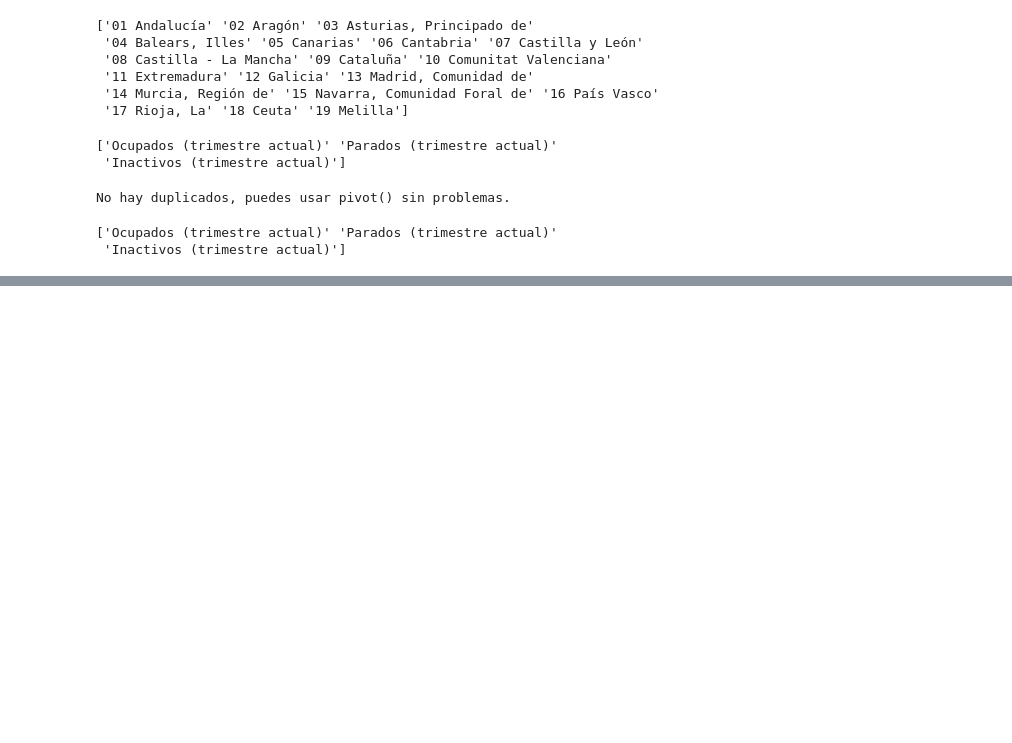
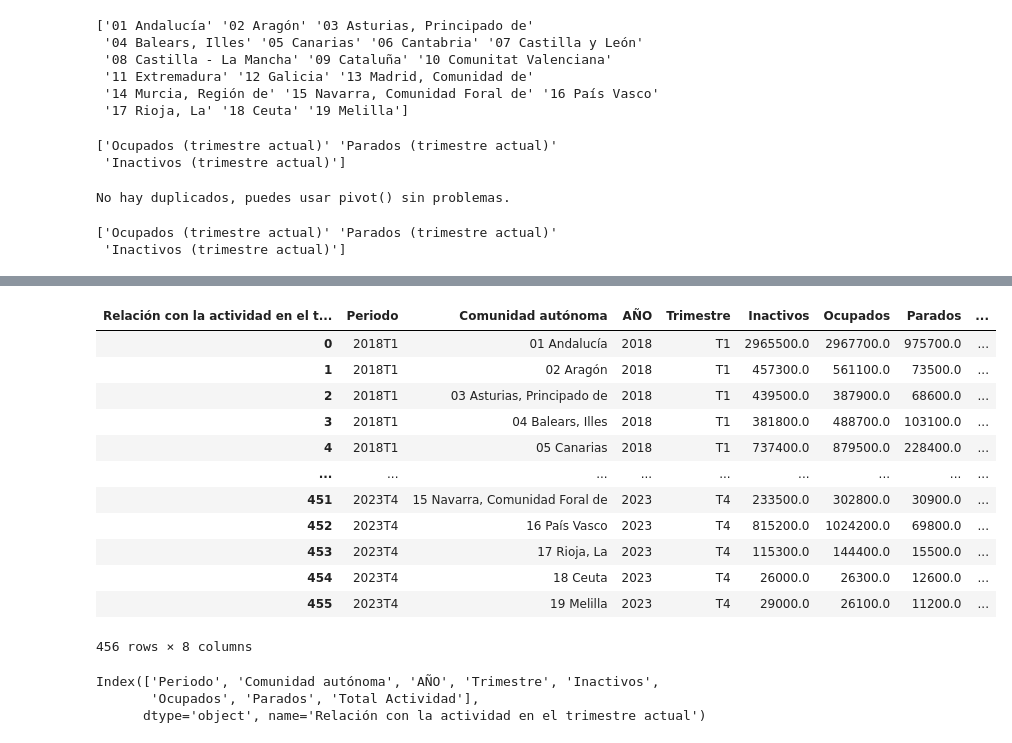
Before and after one commit to cdeniaca/Group-7, a Jupyter notebook: Poblacion_Activa.ipynb, the cells around one changed output, grey strips where cells are left out. Saved outputs shown, nothing was run; the diff lists cells and outputs as text; code cells hidden in the pictures; blank space fills up the shorter version.

```diff
--- a/Poblacion_Activa.ipynb
+++ b/Poblacion_Activa.ipynb
@@ -247,0 +235,23 @@ población_activa_df
+# %%
+# Crear la nueva columna "Total Actividad"
+df_pivot['Total Actividad'] = (
+    df_pivot['Inactivos'].fillna(0) +  # Considerar nulos como 0
+    df_pivot['Ocupados'].fillna(0) +   # Considerar nulos como 0
+    df_pivot['Parados'].fillna(0)      # Considerar nulos como 0
+)
+# %%
+df_pivot
+# %% [output]
+| Relación con la actividad en el t... | Periodo | Comunidad autónoma | AÑO | Trimestre | Inactivos | Ocupados | Parados | ... |
+| 0 | 2018T1 | 01 Andalucía | 2018 | T1 | 2965500.0 | 2967700.0 | 975700.0 | ... |
+| 1 | 2018T1 | 02 Aragón | 2018 | T1 | 457300.0 | 561100.0 | 73500.0 | ... |
+| 2 | 2018T1 | 03 Asturias, Principado de | 2018 | T1 | 439500.0 | 387900.0 | 68600.0 | ... |
+| 3 | 2018T1 | 04 Balears, Illes | 2018 | T1 | 381800.0 | 488700.0 | 103100.0 | ... |
+| 4 | 2018T1 | 05 Canarias | 2018 | T1 | 737400.0 | 879500.0 | 228400.0 | ... |
+| ... | ... | ... | ... | ... | ... | ... | ... | ... |
+| 451 | 2023T4 | 15 Navarra, Comunidad Foral de | 2023 | T4 | 233500.0 | 302800.0 | 30900.0 | ... |
+| 452 | 2023T4 | 16 País Vasco | 2023 | T4 | 815200.0 | 1024200.0 | 69800.0 | ... |
+| 453 | 2023T4 | 17 Rioja, La | 2023 | T4 | 115300.0 | 144400.0 | 15500.0 | ... |
+| 454 | 2023T4 | 18 Ceuta | 2023 | T4 | 26000.0 | 26300.0 | 12600.0 | ... |
+| 455 | 2023T4 | 19 Melilla | 2023 | T4 | 29000.0 | 26100.0 | 11200.0 | ... |
+456 rows × 8 columns
@@ -247,0 +260,6 @@ población_activa_df
+# %%
+print(df_pivot.columns)
+# %% [output]
+Index(['Periodo', 'Comunidad autónoma', 'AÑO', 'Trimestre', 'Inactivos',
+       'Ocupados', 'Parados', 'Total Actividad'],
+      dtype='object', name='Relación con la actividad en el trimestre actual')
```
Also changed, not shown: parts of 15 cells of this notebook.
